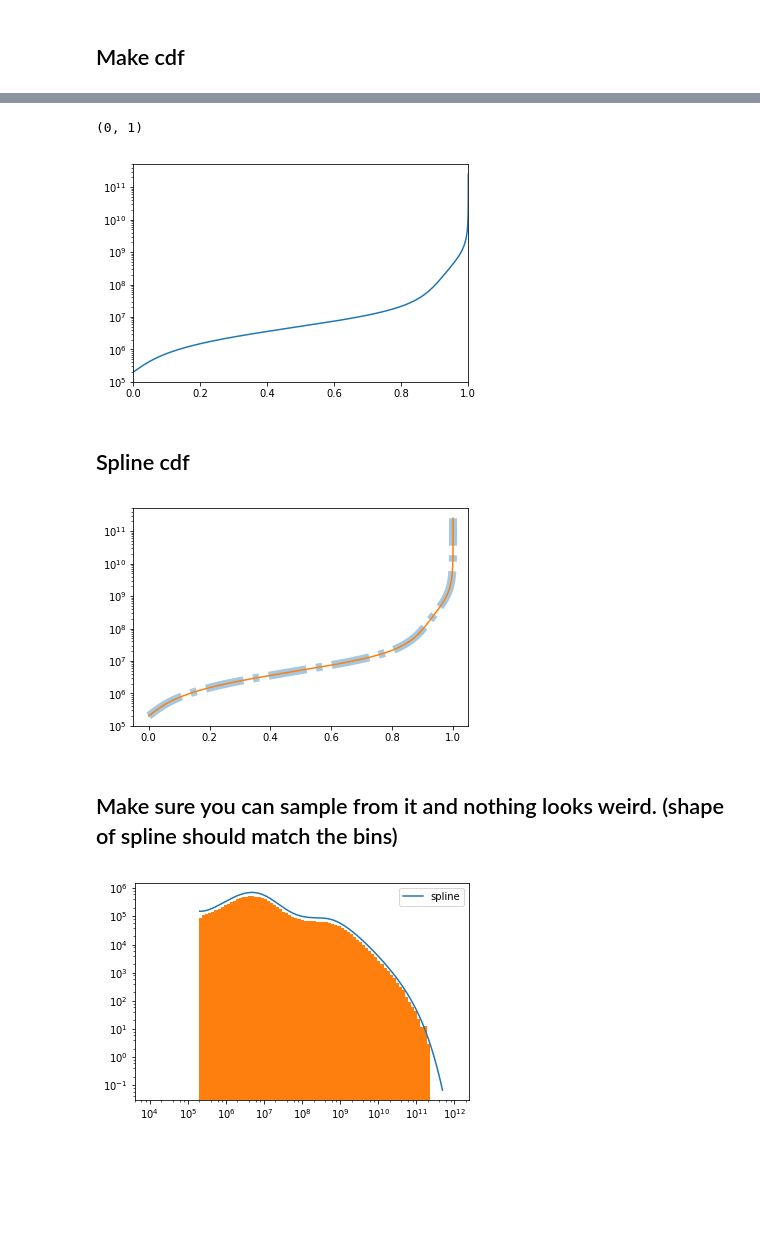
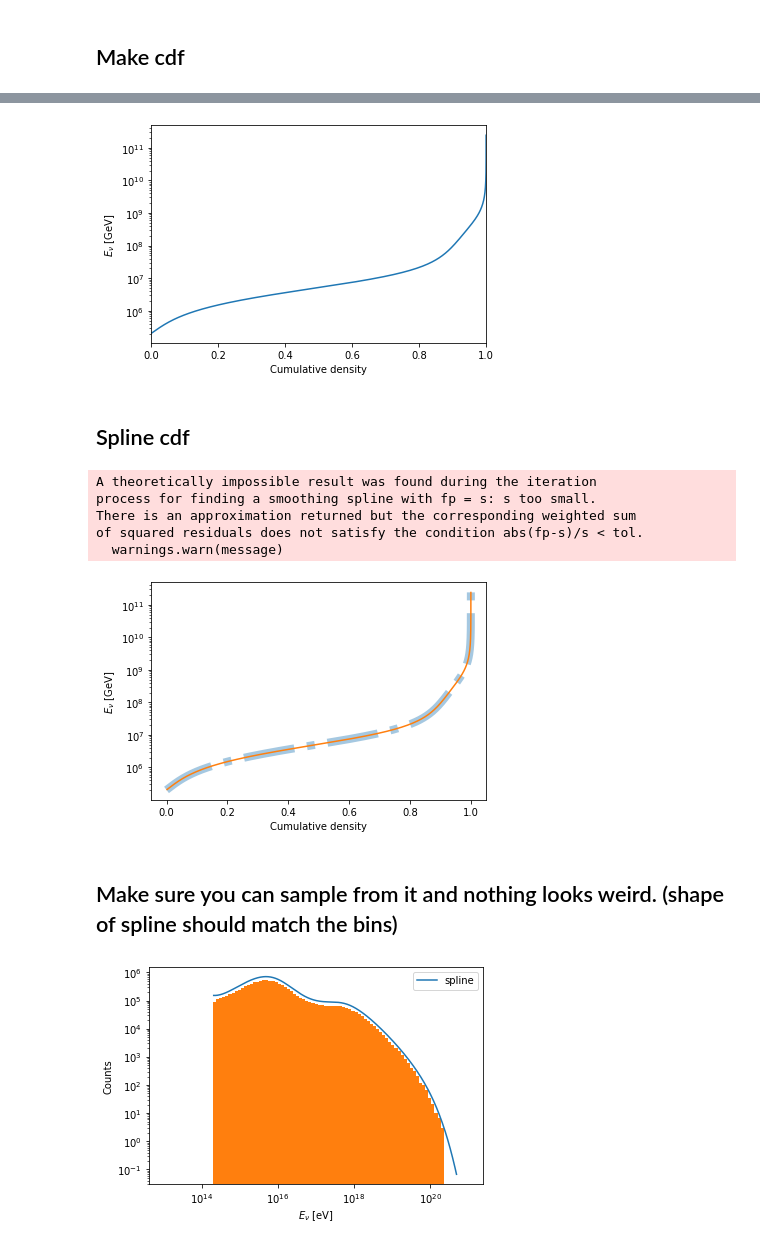
Before and after one commit to icecube/TauRunner, a Jupyter notebook: examples/cdf_maker.ipynb, the cells around one changed output, grey strips where cells are left out. Cells and saved outputs as stored; diff of their text form; code cells hidden in the pictures; blank space fills up the shorter version.

```diff
--- a/examples/cdf_maker.ipynb
+++ b/examples/cdf_maker.ipynb
@@ -12,28 +16,26 @@ import scipy.integrate as integrate
 # %%
-File = np.genfromtxt('/data/user/isafa/ahlers2010.csv', delimiter = ',')
+File = np.genfromtxt(f'{tr.__path__[0]}/resources/ahlers2010.csv', delimiter = ',')
 
-gzk_en = File[0]
-gzk_flux = File[1]
+gzk_en = File[0]*units.GeV
+gzk_flux = File[1]*units.GeV
 
-gzk_min = gzk_en[0]
-gzk_max = gzk_en[-1]
+gzk_mine = gzk_en[0]
+gzk_maxe = gzk_en[-1]
 # %% [markdown]
 ## Spline the flux ##
 # %%
-gzk_spline = UnivariateSpline(np.log10(gzk_en), np.log10(gzk_flux/gzk_en**2), k = 4, s=1e-2)
+gzk_spline   = UnivariateSpline(np.log10(gzk_en), np.log10(gzk_flux/gzk_en**2), k = 4, s=1e-2)
 
-fig, ax = plt.subplots(figsize = (9,5))
-test_log_ens = np.linspace(np.log10(gzk_min), np.log10(gzk_max+0.3), 500)
+fig, ax      = plt.subplots(figsize = (9,5))
+test_log_ens = np.linspace(np.log10(gzk_mine), np.log10(gzk_max+0.3), 500)
 
 
-plt.scatter(gzk_en, gzk_flux/gzk_en**2, lw = 8., alpha = 0.4, label = 'Model')
-plt.plot(np.power(10, test_log_ens), np.power(10., gzk_spline(test_log_ens)), label = 'Spline')
+plt.scatter(gzk_en/units.GeV, gzk_flux/gzk_en**2, lw = 8., alpha = 0.4, label = 'Model')
+plt.plot(np.power(10, test_log_ens)/units.GeV, np.power(10., gzk_spline(test_log_ens)), label = 'Spline')
 plt.yscale('log')
 plt.xscale('log')
 plt.xlabel(r'$E_{\nu}$ (GeV)')
 plt.ylabel(r'$d\Phi / dE_{\nu}$ (GeV$^{-1}$ cm$^{-2}$ s$^{-1}$ sr$^{-1}$)')
-plt.xlim(gzk_min/2., gzk_max*2.)
-plt.ylim(gzk_flux.min()/gzk_max**2/3., 2.*gzk_flux.max()/gzk_min**2)
 plt.legend(loc=8, fontsize = 16)
 fig.set_facecolor('w')
 
@@ -74,11 +78,8 @@ plt.show()
 ## Make cdf ##
 # %%
 cdf_energies = np.logspace(np.log10(gzk_min), np.log10(gzk_max*1.1), 500)
-cdf = np.array([integrate.quad(lambda x: np.exp(x)*probability(np.exp(x)), np.log(gzk_min), np.log(y))[0] for y in cdf_energies])
-cdf = np.where(cdf < 0., 0., cdf)
-cdf = np.where(cdf > 1., 1., cdf)
-left = np.min(np.where(cdf != 0.)) - 1
-right = np.max(np.where(cdf != 1.)) + 2
-cdf = cdf[left:right]
-cdf_energies = cdf_energies[left:right]
+cdf          = np.array([integrate.quad(lambda x: np.exp(x)*probability(np.exp(x)), np.log(gzk_min), np.log(y))[0] for y in cdf_energies])
+mask         = np.where(np.logical_and(cdf>0, cdf<=1))[0]
+cdf          = cdf[mask]
+cdf_energies = cdf_energies[mask]
 # %%
@@ -90,22 +93,32 @@ plt.show()
 # %%
-plt.plot(cdf, cdf_energies)
+plt.plot(cdf, cdf_energies/units.GeV)
 plt.yscale('log')
+plt.ylabel(r'$E_{\nu}~\left[\rm{GeV}\right]$')
+plt.xlabel(r'Cumulative density')
 plt.xlim(0,1)
+plt.show()
 # %% [output]
-(0, 1)
-[figure, old version]
+[figure, new version]
 # %% [markdown]
 ## Spline cdf ##
 # %%
 cdf_spline = UnivariateSpline(cdf, cdf_energies)
+# %% [output]
+A theoretically impossible result was found during the iteration
+process for finding a smoothing spline with fp = s: s too small.
+There is an approximation returned but the corresponding weighted sum
+of squared residuals does not satisfy the condition abs(fp-s)/s < tol.
+  warnings.warn(message)
 # %%
 test_cdf_x = np.linspace(0., 1., 5000)
 
-plt.plot(test_cdf_x, cdf_spline(test_cdf_x), lw = 8., alpha = 0.4, ls = '-.')
-plt.plot(cdf, cdf_energies, ls = '-')
+plt.plot(test_cdf_x, cdf_spline(test_cdf_x)/units.GeV, lw = 8., alpha = 0.4, ls = '-.')
+plt.plot(cdf, cdf_energies/units.GeV, ls = '-')
+plt.ylabel(r'$E_{\nu}~\left[\rm{GeV}\right]$')
+plt.xlabel(r'Cumulative density')
 
 plt.yscale('log')
 # %% [output]
-[figure, old version]
+[figure, new version]
 # %% [markdown]
 ## Make sure you can sample from it and nothing looks weird. (shape of spline should match the bins) ##
@@ -112,15 +127,21 @@ plt.yscale('log')
 # %%
-nsamples=10000000
-random_vals = np.random.uniform(low = 0., high = 1., size=nsamples)
+nsamples    = 10000000
+random_vals = np.random.uniform(low=0., high=1., size=nsamples)
 injected_es = cdf_spline(random_vals)
+test_es     =
 
+
+# Normalized arbitrarily since we only want to check that the shapes match
 plt.plot(np.power(10, test_log_ens), 3e14*nsamples*np.power(10, test_log_ens)*np.power(10., gzk_spline(test_log_ens)), label = 'spline')
 
-h = plt.hist(injected_es, bins = np.logspace(4., 12., 100))
+h = plt.hist(injected_es, bins = np.logspace(4., 12., 100)*units.GeV)
 
 plt.semilogx()
+plt.ylabel(r'Counts')
+plt.xlabel(r'$E_{\nu}~\left[\rm{eV}\right]$')
+
 plt.semilogy(nonposy='clip')
 plt.legend()
 plt.show()
 # %% [output]
-[figure, old version]
+[figure, new version]
```
Also changed, not shown: parts of 14 cells of this notebook, 1 other file.
